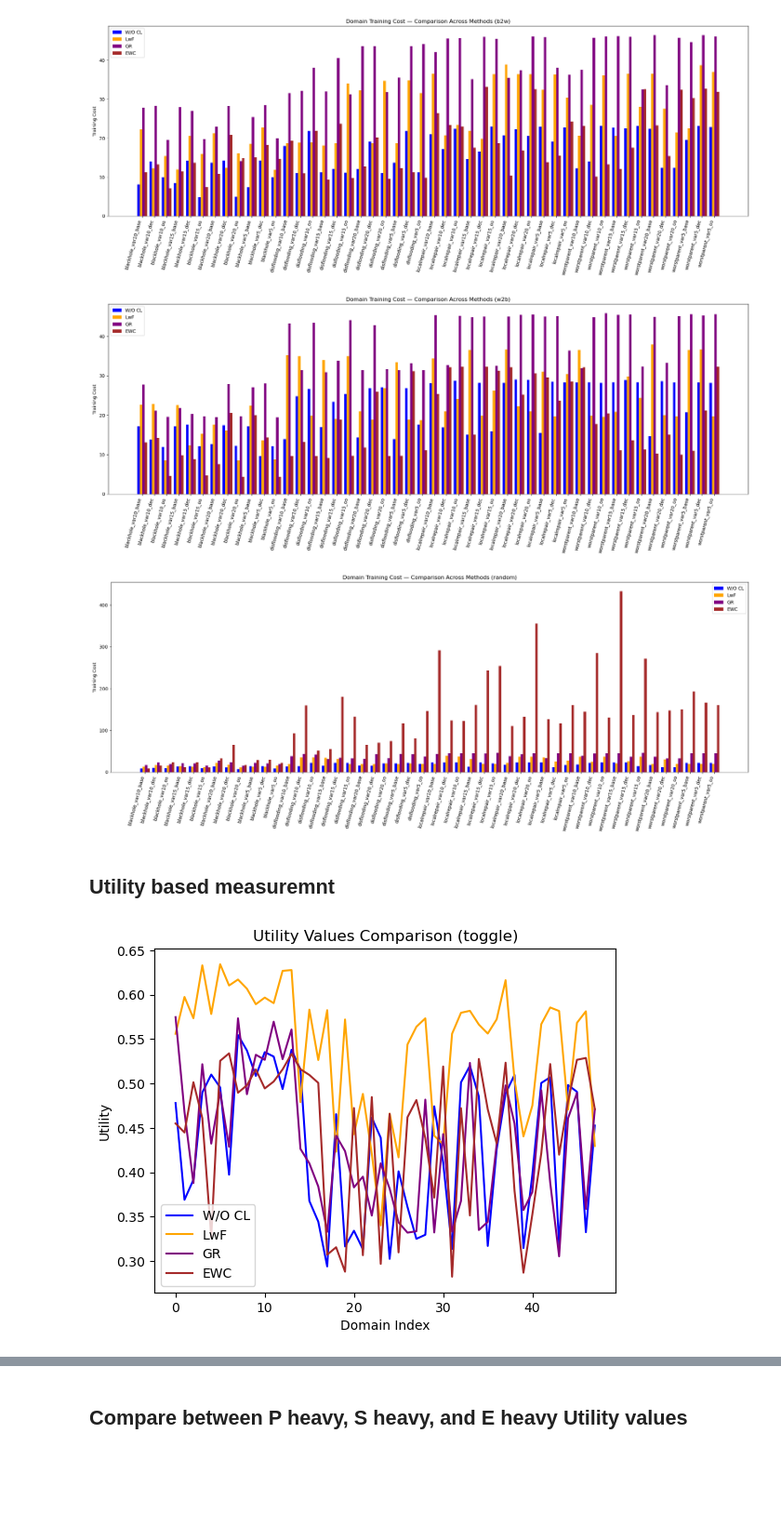
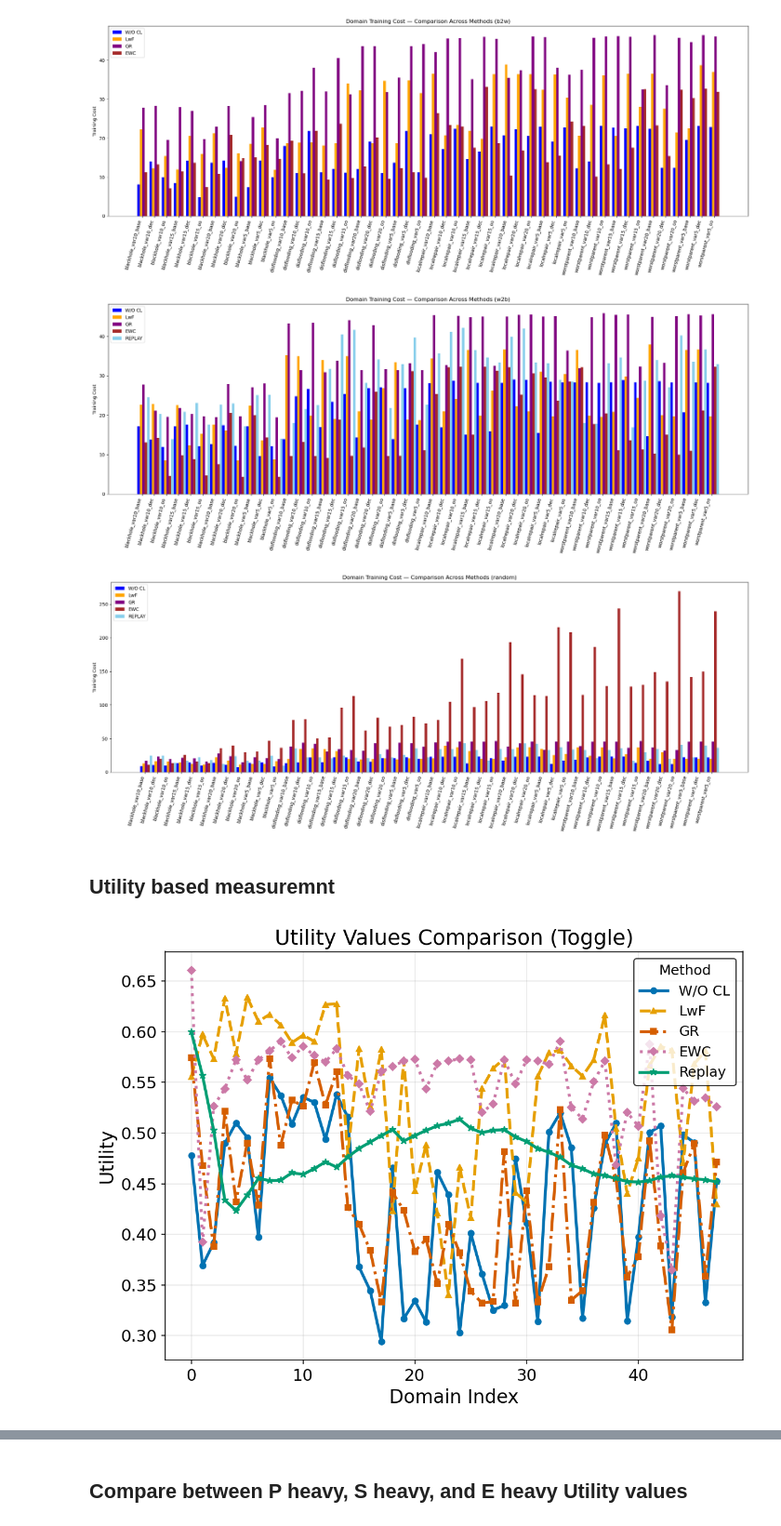
Before and after one commit to sourasb05/IoT_attack_CL_IDS, a Jupyter notebook: notebooks/result_analysis.ipynb, the cells around one changed output, grey strips where cells are left out. Shown at 93% size. Saved outputs shown, nothing was run; the diff lists cells and outputs as text; code cells hidden in the pictures; blank space fills up the shorter version.

```diff
--- a/notebooks/result_analysis.ipynb
+++ b/notebooks/result_analysis.ipynb
@@ -350,6 +370,8 @@ with open('/proj/sourasb-220503/IoT_attack_CL_IDS/results/1_experiment_results_L
     data3 = json.load(f)
 with open('/proj/sourasb-220503/IoT_attack_CL_IDS/results/1_experiment_results_LSTM_Attention_EWC_toggle.json', 'r') as f:
     data4 = json.load(f)
+with open('/proj/sourasb-220503/IoT_attack_CL_IDS/results/1_experiment_results_LSTM_Replay_REPLAY_toggle.json', 'r') as f:
+    data5 = json.load(f)
 
 
 # Pull the sub-dicts
@@ -357,7 +379,7 @@ d1 = data1["domain_training_cost"]
 d2 = data2["domain_training_cost"]
 d3 = data3["domain_training_cost"]
 d4 = data4["domain_training_cost"]
-
+d5 = data5["domain_training_cost"]
 # Use the intersection of keys (and sort for stable order)
 keys = sorted(set(d1) & set(d2) & set(d3) & set(d4))
 
@@ -366,6 +388,7 @@ vals1 = [d1[k][0] for k in keys]
 vals2 = [d2[k][0] for k in keys]
 vals3 = [d3[k][0] for k in keys]
 vals4 = [d4[k][0] for k in keys]
+vals5 = [d5[k][0] for k in keys]
 
 x = np.arange(len(keys))
 width = 0.2
@@ -375,6 +398,7 @@ plt.bar(x - 1.5*width, vals1, width, label="W/O CL", color="blue")
 plt.bar(x - 0.5*width, vals2, width, label="LwF",   color="orange")
 plt.bar(x + 0.5*width,  vals3, width, label="GR",    color="purple")
 plt.bar(x + 1.5*width,  vals4, width, label="EWC",   color="brown")
+plt.bar(x + 2.5*width,  vals5, width, label="REPLAY",   color="skyblue")
 
 plt.xticks(x, keys, rotation=75, ha="right")
 plt.ylabel("Training Cost")
@@ -448,13 +472,15 @@ with open('/proj/sourasb-220503/IoT_attack_CL_IDS/results/1_experiment_results_L
     data3 = json.load(f)
 with open('/proj/sourasb-220503/IoT_attack_CL_IDS/results/1_experiment_results_LSTM_Attention_EWC_w2b.json', 'r') as f:
     data4 = json.load(f)
-
+with open('/proj/sourasb-220503/IoT_attack_CL_IDS/results/1_experiment_results_LSTM_Replay_REPLAY_w2b.json', 'r') as f:
+    data5 = json.load(f)
 
 # Pull the sub-dicts
 d1 = data1["domain_training_cost"]
 d2 = data2["domain_training_cost"]
 d3 = data3["domain_training_cost"]
 d4 = data4["domain_training_cost"]
+d5 = data5["domain_training_cost"]
 
 # Use the intersection of keys (and sort for stable order)
 keys = sorted(set(d1) & set(d2) & set(d3) & set(d4))
@@ -464,6 +490,7 @@ vals1 = [d1[k][0] for k in keys]
 vals2 = [d2[k][0] for k in keys]
 vals3 = [d3[k][0] for k in keys]
 vals4 = [d4[k][0] for k in keys]
+vals5 = [d5[k][0] for k in keys]
 
 x = np.arange(len(keys))
 width = 0.2
@@ -473,6 +500,7 @@ plt.bar(x - 1.5*width, vals1, width, label="W/O CL", color="blue")
 plt.bar(x - 0.5*width, vals2, width, label="LwF",   color="orange")
 plt.bar(x + 0.5*width,  vals3, width, label="GR",    color="purple")
 plt.bar(x + 1.5*width,  vals4, width, label="EWC",   color="brown")
+plt.bar(x + 2.5*width,  vals5, width, label="REPLAY",   color="skyblue")
 
 plt.xticks(x, keys, rotation=75, ha="right")
 plt.ylabel("Training Cost")
@@ -482,7 +510,7 @@ plt.tight_layout()
 plt.savefig("/proj/sourasb-220503/IoT_attack_CL_IDS/results/plots/Domain_Training_Cost_w2b_comparison.png")
 plt.show()
 # %% [output]
-[figure, old version]
+[figure, new version]
 # %%
 import json
 import numpy as np
@@ -495,8 +523,10 @@ with open('/proj/sourasb-220503/IoT_attack_CL_IDS/results/1_experiment_results_L
     data2 = json.load(f)
 with open('/proj/sourasb-220503/IoT_attack_CL_IDS/results/1_experiment_results_LSTM_GR_random.json', 'r') as f:
     data3 = json.load(f)
-with open('/proj/sourasb-220503/IoT_attack_CL_IDS/results/1_experiment_results_LSTM_Attention_EWC_random.json', 'r') as f:
+with open('/proj/sourasb-220503/IoT_attack_CL_IDS/results/1_experiment_results_LSTM_EWC_random.json', 'r') as f:
     data4 = json.load(f)
+with open('/proj/sourasb-220503/IoT_attack_CL_IDS/results/1_experiment_results_LSTM_Replay_REPLAY_random.json', 'r') as f:
+    data5 = json.load(f)
 
 
 # Pull the sub-dicts
@@ -504,6 +534,7 @@ d1 = data1["domain_training_cost"]
 d2 = data2["domain_training_cost"]
 d3 = data3["domain_training_cost"]
 d4 = data4["domain_training_cost"]
+d5 = data5["domain_training_cost"]
 
 # Use the intersection of keys (and sort for stable order)
 keys = sorted(set(d1) & set(d2) & set(d3) & set(d4))
@@ -513,6 +544,7 @@ vals1 = [d1[k][0] for k in keys]
 vals2 = [d2[k][0] for k in keys]
 vals3 = [d3[k][0] for k in keys]
 vals4 = [d4[k][0] for k in keys]
+vals5 = [d5[k][0] for k in keys]
 
 x = np.arange(len(keys))
 width = 0.2
@@ -522,6 +554,7 @@ plt.bar(x - 1.5*width, vals1, width, label="W/O CL", color="blue")
 plt.bar(x - 0.5*width, vals2, width, label="LwF",   color="orange")
 plt.bar(x + 0.5*width,  vals3, width, label="GR",    color="purple")
 plt.bar(x + 1.5*width,  vals4, width, label="EWC",   color="brown")
+plt.bar(x + 2.5*width,  vals5, width, label="REPLAY",   color="skyblue")
 
 plt.xticks(x, keys, rotation=75, ha="right")
 plt.ylabel("Training Cost")
@@ -531,36 +564,62 @@ plt.tight_layout()
 plt.savefig("/proj/sourasb-220503/IoT_attack_CL_IDS/results/plots/Domain_Training_Cost_random_comparison.png")
 plt.show()
 # %% [output]
-[figure, old version]
+[figure, new version]
 # %% [markdown]
 ## Utility based measuremnt
 # %%
 import json
 import matplotlib.pyplot as plt
 
-
+# Load data
 with open('/proj/sourasb-220503/IoT_attack_CL_IDS/results/1_experiment_results_LSTM_WCL_toggle.json', 'r') as f:
     data1 = json.load(f)
 with open('/proj/sourasb-220503/IoT_attack_CL_IDS/results/1_experiment_results_LSTM_LwF_toggle_alpha_1.0_T_4.0.json', 'r') as f:
     data2 = json.load(f)
 with open('/proj/sourasb-220503/IoT_attack_CL_IDS/results/1_experiment_results_LSTM_GR_toggle.json', 'r') as f:
     data3 = json.load(f)
-with open('/proj/sourasb-220503/IoT_attack_CL_IDS/results/1_experiment_results_LSTM_Attention_EWC_toggle.json', 'r') as f:
+with open('/proj/sourasb-220503/IoT_attack_CL_IDS/results/1_experiment_results_LSTM_EWC_toggle.json', 'r') as f:
     data4 = json.load(f)
+with open('/proj/sourasb-220503/IoT_attack_CL_IDS/results/1_experiment_results_LSTM_Replay_REPLAY_toggle.json', 'r') as f:
+    data5 = json.load(f)
 
+# Okabe–Ito color-blind–friendly palette
+COLORS = {
+    "W/O CL": "#0072B2",   # blue
+    "LwF":    "#E69F00",   # orange
+    "GR":     "#D55E00",   # vermilion
+    "EWC":    "#CC79A7",   # reddish-purple
+    "Replay": "#009E73",   # bluish-green
+}
 
-plt.plot(data1["Utility"], label="W/O CL", color="blue")
-plt.plot(data2["Utility"], label="LwF", color="orange")
-plt.plot(data3["Utility"], label="GR", color="purple")
-plt.plot(data4["Utility"], label="EWC", color="brown")
-plt.xlabel("Domain Index")
-plt.ylabel("Utility")
-plt.title("Utility Values Comparison (toggle)")
-plt.legend()
-plt.savefig("/proj/sourasb-220503/IoT_attack_CL_IDS/results/plots/utility_toggle_comparison.png")
+plt.figure(figsize=(8,6), dpi=150)
+
+plt.plot(data1["Utility"], label="W/O CL", color=COLORS["W/O CL"],
+         lw=2.5, ls="-", marker="o", markersize=5)
+plt.plot(data2["Utility"], label="LwF", color=COLORS["LwF"],
+         lw=2.5, ls="--", marker="^", markersize=5)
+plt.plot(data3["Utility"], label="GR", color=COLORS["GR"],
+         lw=2.5, ls="-.", marker="s", markersize=5)
+plt.plot(data4["Utility"], label="EWC", color=COLORS["EWC"],
+         lw=2.5, ls=":", marker="D", markersize=5)
+plt.plot(data5["Utility_WP_2"], label="Replay", color=COLORS["Replay"],
+         lw=2.5, ls="-", marker="*", markersize=6)
+
+plt.xlabel("Domain Index", fontsize=16)
+plt.ylabel("Utility", fontsize=16)
+plt.title("Utility Values Comparison (Toggle)", fontsize=18)
+plt.xticks(fontsize=14)
+plt.yticks(fontsize=14)
+plt.grid(True, alpha=0.3)
+
+plt.legend(title="Method", fontsize=12, title_fontsize=12,
+           frameon=True, edgecolor="black", loc="upper right")
+
+plt.tight_layout()
+plt.savefig("/proj/sourasb-220503/IoT_attack_CL_IDS/results/plots/utility_toggle_comparison_cb.png")
 plt.show()
 # %% [output]
-[figure, old version]
+[figure, new version]
 # %%
 import json
 import matplotlib.pyplot as plt
```
Also changed, not shown: parts of 5 cells of this notebook, 12 other files.
